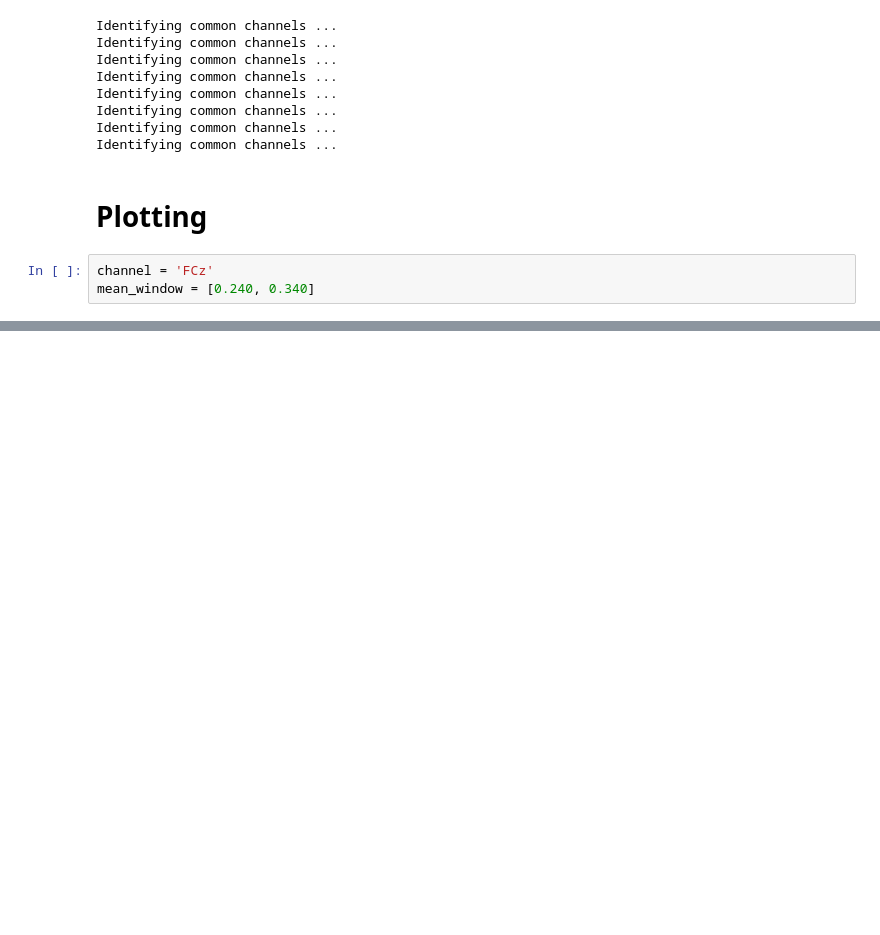
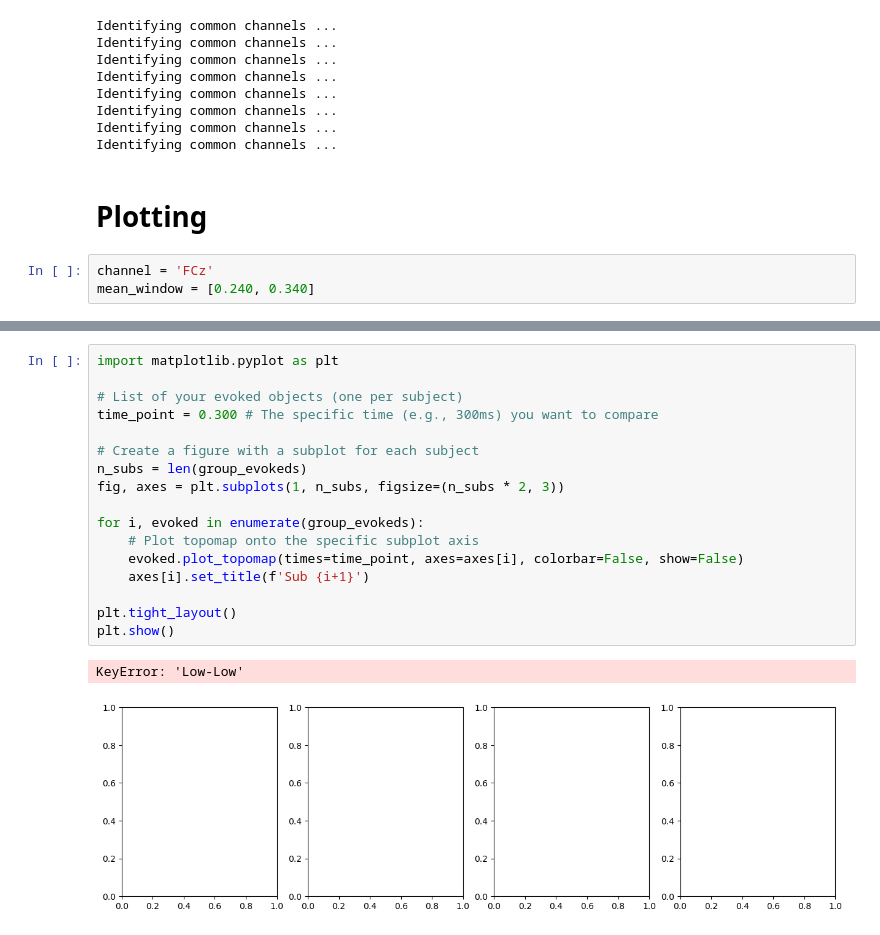
Before and after one commit to xuyg16/EEG_Reward-Processing_ERP, a Jupyter notebook: scripts/multi_subject_processing.ipynb, the cells around one changed output, grey strips where cells are left out. Drawn from its saved outputs; the diff is of its cells as text; blank space fills up the shorter version.

```diff
--- a/scripts/multi_subject_processing.ipynb
+++ b/scripts/multi_subject_processing.ipynb
@@ -345,0 +466,20 @@ Calculated difference for: High-High
+# %%
+import matplotlib.pyplot as plt
+
+# List of your evoked objects (one per subject)
+time_point = 0.300 # The specific time (e.g., 300ms) you want to compare
+
+# Create a figure with a subplot for each subject
+n_subs = len(group_evokeds)
+fig, axes = plt.subplots(1, n_subs, figsize=(n_subs * 2, 3))
+
+for i, evoked in enumerate(group_evokeds):
+    # Plot topomap onto the specific subplot axis
+    evoked.plot_topomap(times=time_point, axes=axes[i], colorbar=False, show=False)
+    axes[i].set_title(f'Sub {i+1}')
+
+plt.tight_layout()
+plt.show()
+# %% [output]
+KeyError: 'Low-Low'
+[figure, added]
```
Also changed, not shown: parts of 9 cells of this notebook, 4 other files.
